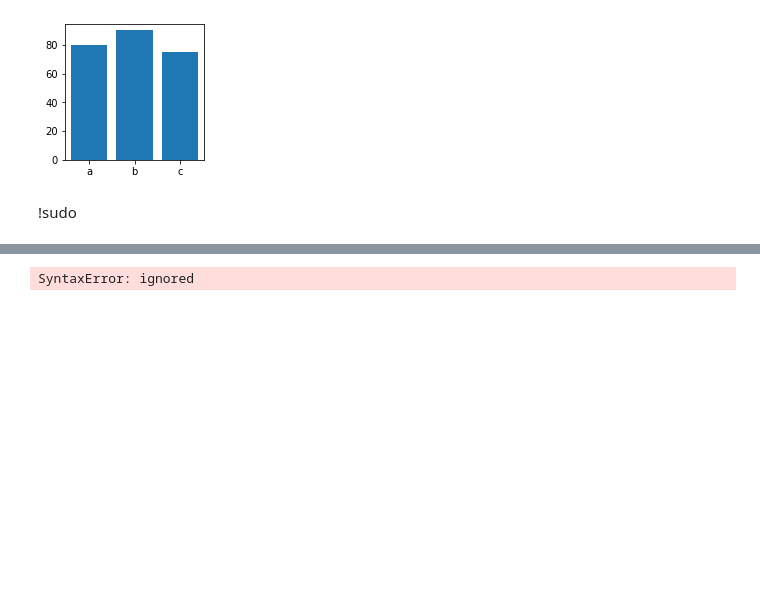
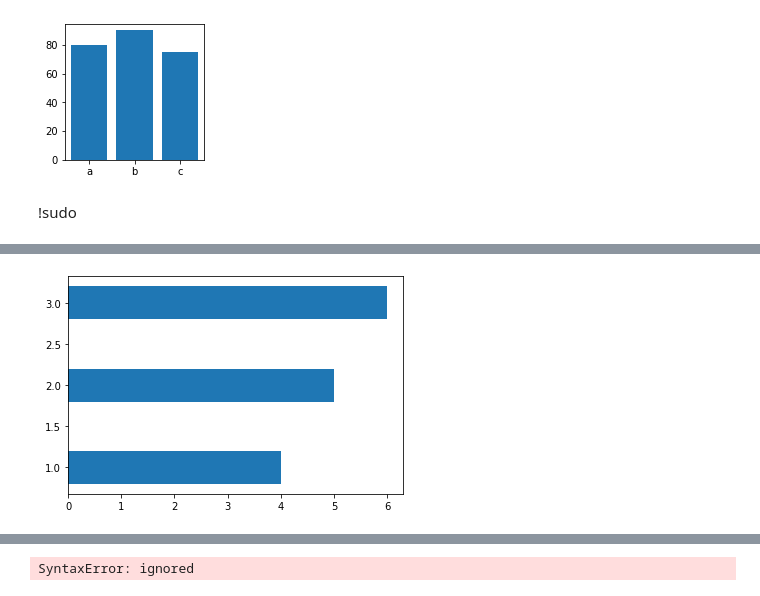
Before and after one commit to beomseokwee/pythonBigData, a Jupyter notebook: 분석시각화4일차.ipynb, the cells around one changed output, grey strips where cells are left out. Saved outputs shown, nothing was run; the diff lists cells and outputs as text; code cells hidden in the pictures; blank space fills up the shorter version.

```diff
--- a/분석시각화4일차.ipynb
+++ b/분석시각화4일차.ipynb
@@ -144,0 +176,5 @@ plt.show()
+# %%
+plt.barh([1,2,3],[4,5,6],height=0.4)
+plt.show()
+# %% [output]
+[figure, added]
```
Also changed, not shown: parts of 32 cells of this notebook.
